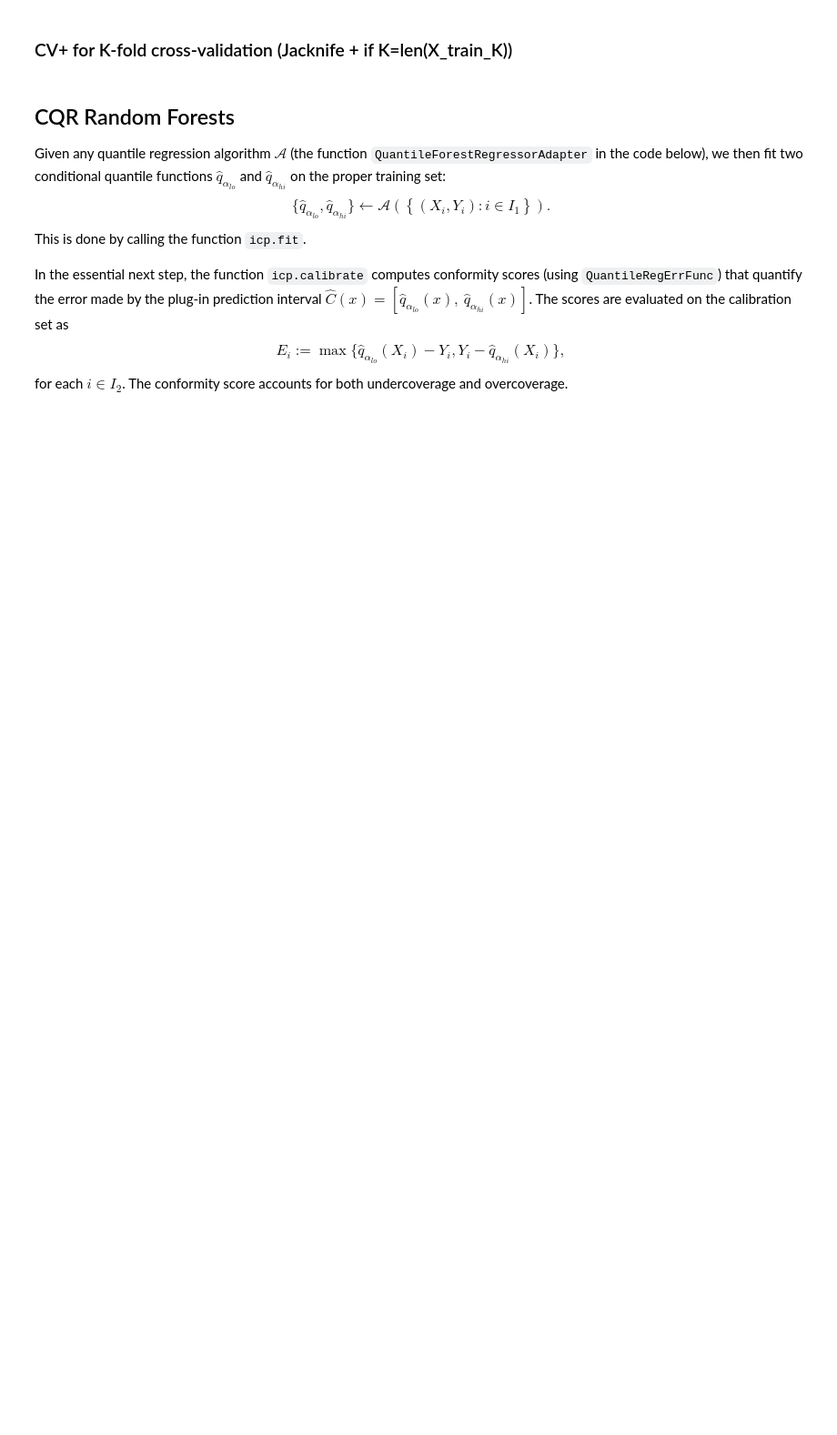
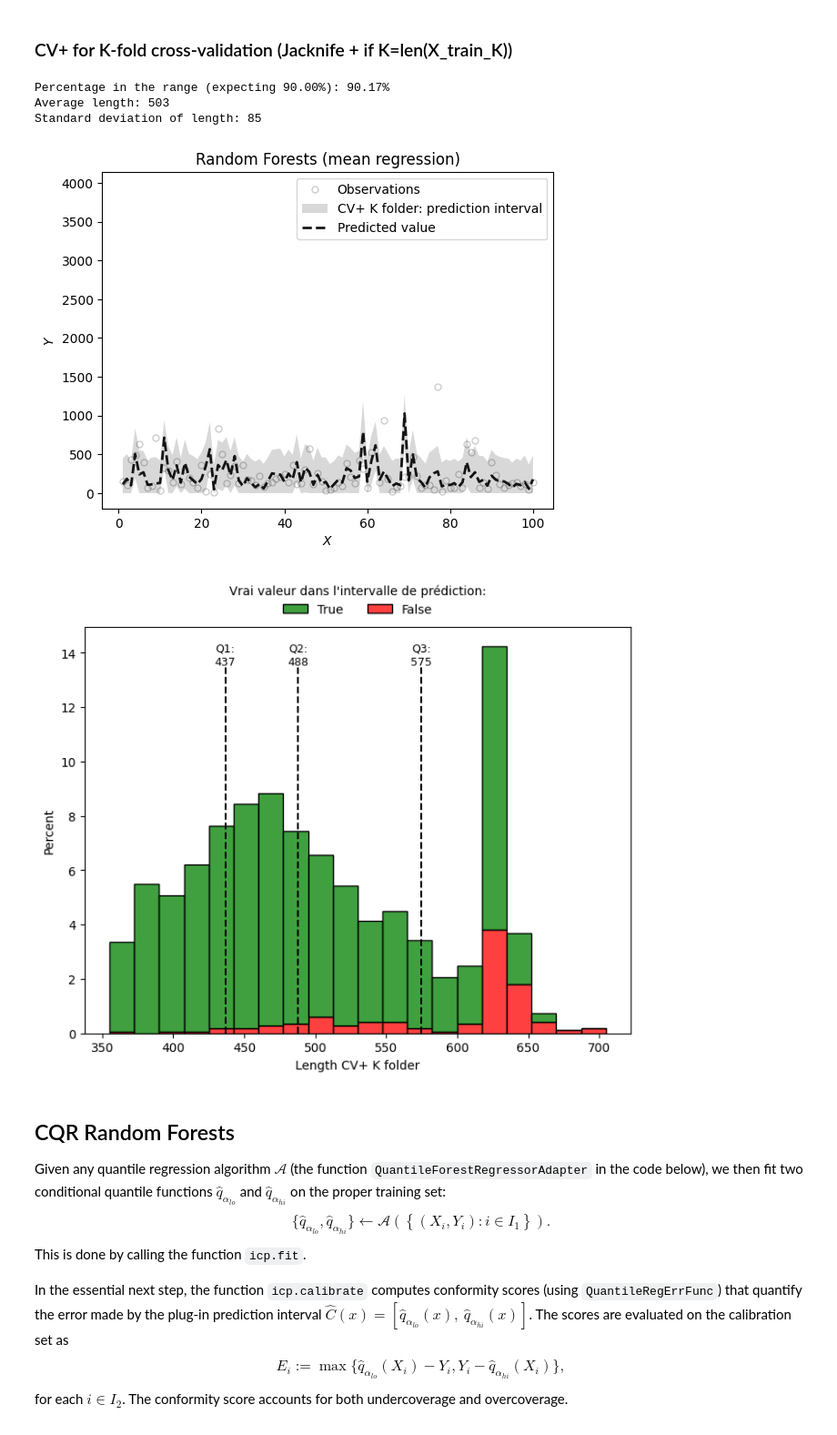
Before and after one commit to Krrcharles/Prediction-conforme-pour-les-donnees--analysee-par-Transformers, a Jupyter notebook: Code_stuart.ipynb, the cells around one changed output. Shown at 91% size. Cells and saved outputs as stored; diff of their text form; code cells hidden in the pictures; blank space fills up the shorter version.

```diff
--- a/Code_stuart.ipynb
+++ b/Code_stuart.ipynb
@@ -859,7 +813,7 @@ def plot_hist(length,
 # %% [markdown]
 ## Ajout variables + Changement var d'intérêt si souhaité
 # %%
-Regression = True # Choix d'aller sur regression ou rester sur binaire
+Regression = False # Choix d'aller sur regression ou rester sur binaire
 X_train = df_final.iloc[:, 1:-2]
 X_test = df_final_test.iloc[:, 1:-2]
 
@@ -1671,23 +1637,29 @@ pred_rf = model.predict(X_test[~idx])
 # %%
 # compute and display the average coverage
 in_the_range_cvp = (y_test[~idx] >= y_lower_cvp) & (y_test[~idx]<= y_upper_cvp)
 print("Percentage in the range (expecting %.2f%%): %.2f%%" % (100*(1-alpha), np.sum(in_the_range_cvp) / len(y_test[~idx]) * 100))
 
 # compute length of the interval per each test point
 length_cvp = y_upper_cvp - y_lower_cvp
 print("Average length:", round(np.mean(length_cvp)))
 print("Standard deviation of length:", round(np.std(length_cvp)))
 
 plot_func(y=y_test[~idx],y_u=y_upper_cvp,y_l=y_lower_cvp,pred=pred_rf,shade_color='gray',
           method_name="CV+ K folder:",title="Random Forests (mean regression)",
           filename="fig/regres/lineplot_cvp.png",save_figures=True)
 
-plot_hist(length = length_cvp, in_the_range = in_the_range_cvp, x_name="Length CV+ K folder", dec_x_quant= [-20,0,0],
+plot_hist(length = length_cvp, in_the_range = in_the_range_cvp, x_name="Length CV+ K folder", dec_x_quant= [0,0,0],
         filename="fig/regres/histo_length_cvp.png", save_figures=True)
 
-# Percentage in the range (expecting 90.0%): 87.37%
-# Average length: 553
-# Standard deviation of length: 100
+# Percentage in the range (expecting 90.0%): 90.17%
+# Average length: 503
+# Standard deviation of length: 85
+# %% [output]
+Percentage in the range (expecting 90.00%): 90.17%
+Average length: 503
+Standard deviation of length: 85
+[figure, added]
+[figure, added]
 # %%
 with open('data/traite/pred_rf', 'wb') as f1:
     pickle.dump(pred_rf, f1)
```
Also changed, not shown: parts of 13 cells of this notebook, 6 other files.
